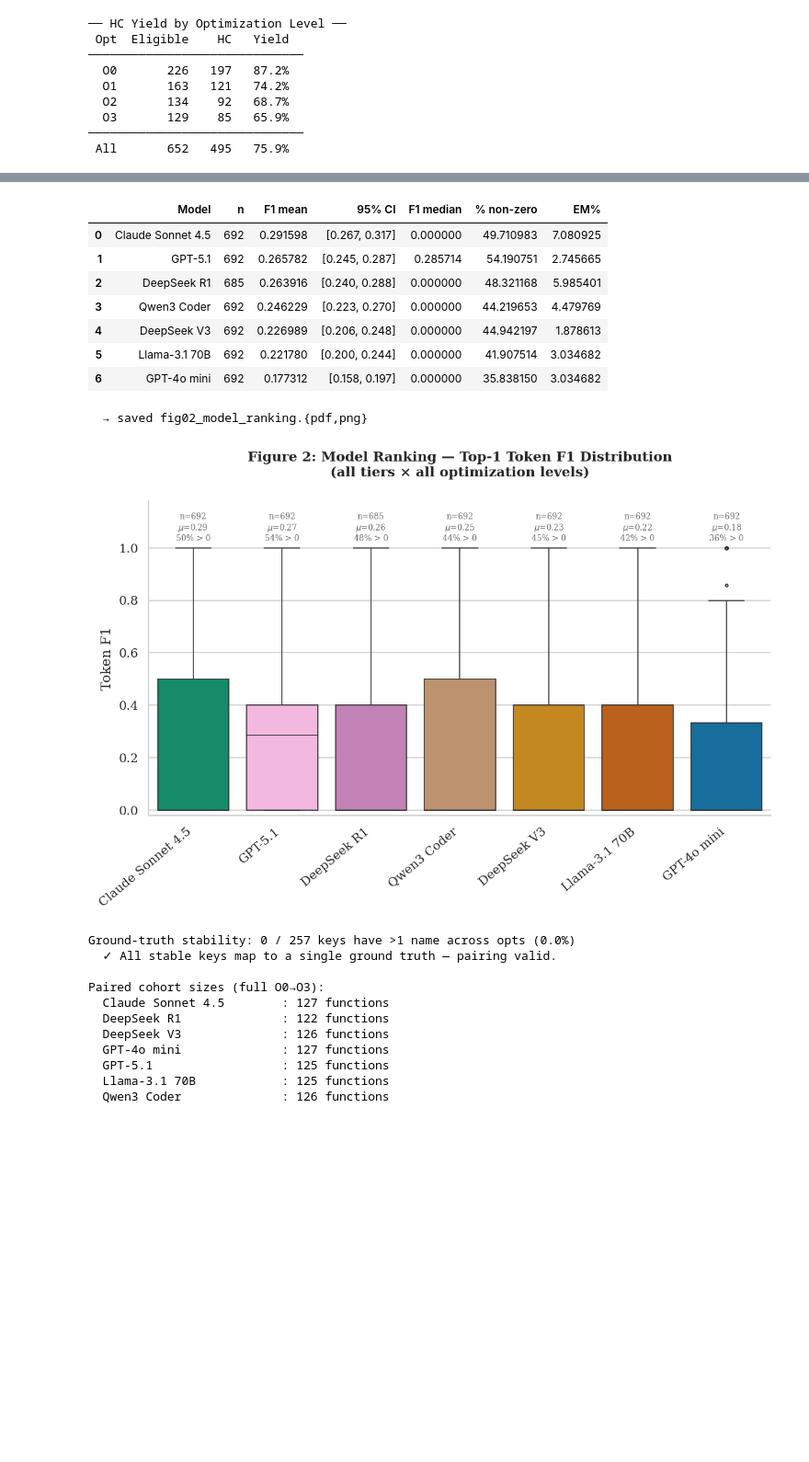
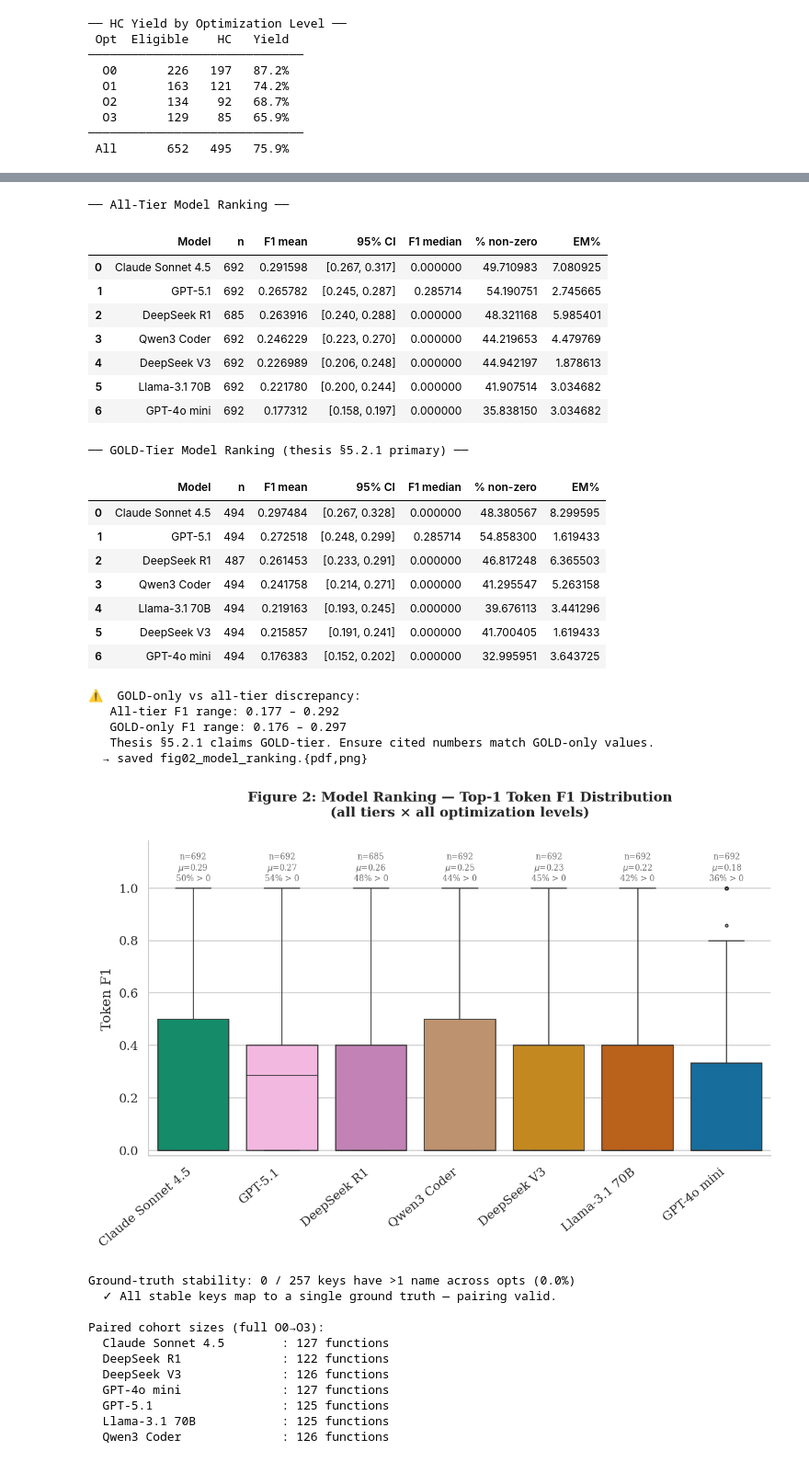
Before and after one commit to NicolasKol/reforge, a Jupyter notebook: data/results/THESIS_FINAL/RESULTS_thesis_figures.ipynb, the cells around one changed output, grey strips where cells are left out. Shown at 92% size. Drawn from its saved outputs; the diff is of its cells as text; code cells hidden in the pictures; blank space fills up the shorter version.

```diff
--- a/data/results/THESIS_FINAL/thesis_figures.ipynb
+++ b/data/results/THESIS_FINAL/RESULTS_thesis_figures.ipynb
@@ -439,7 +516,7 @@ The metric is order-independent and gives partial credit for semantic overlap.
 # Figure 2: Model Ranking — Top-1 Token F1 Box Plot
 # ══════════════════════════════════════════════════════════════════════════════
 
-# ── Build ranking table with bootstrap CIs ───────────────────────────────────
+# ── Build ranking table with bootstrap CIs (ALL TIERS) ───────────────────────
 rank_rows = []
 for label in sorted(df["model_label"].unique()):
     mdf = df[df["model_label"] == label]
@@ -458,9 +535,39 @@ for label in sorted(df["model_label"].unique()):
     })
 
 df_rank = pd.DataFrame(rank_rows).sort_values("F1 mean", ascending=False)
+print("── All-Tier Model Ranking ──")
 display(df_rank.reset_index(drop=True))
 
-# ── Figure: single-panel box plot (top-1 Token F1) ──────────────────────────
+# ── GOLD-only ranking table (matches thesis §5.2.1 claim) ───────────────────
+df_gold = df[df["tier"] == "GOLD"]
+gold_rows = []
+for label in sorted(df_gold["model_label"].unique()):
+    mdf = df_gold[df_gold["model_label"] == label]
+    f1  = mdf["token_f1"].dropna()
+    ci_lo, ci_hi = bootstrap_ci(f1)
+    pct_nonzero  = (f1 > 0).mean() * 100
+
+    gold_rows.append({
+        "Model":       label,
+        "n":           len(f1),
+        "F1 mean":     f1.mean(),
+        "95% CI":      f"[{ci_lo:.3f}, {ci_hi:.3f}]",
+        "F1 median":   f1.median(),
+        "% non-zero":  pct_nonzero,
+        "EM%":         mdf["exact_match"].mean() * 100,
+    })
+
+df_rank_gold = pd.DataFrame(gold_rows).sort_values("F1 mean", ascending=False)
+print("\n── GOLD-Tier Model Ranking (thesis §5.2.1 primary) ──")
+display(df_rank_gold.reset_index(drop=True))
+
+# ── Tier discrepancy note ────────────────────────────────────────────────────
+print("\n⚠  GOLD-only vs all-tier discrepancy:")
+print(f"   All-tier F1 range: {df_rank['F1 mean'].min():.3f} – {df_rank['F1 mean'].max():.3f}")
+print(f"   GOLD-only F1 range: {df_rank_gold['F1 mean'].min():.3f} – {df_rank_gold['F1 mean'].max():.3f}")
+print("   Thesis §5.2.1 claims GOLD-tier. Ensure cited numbers match GOLD-only values.")
+
+# ── Figure: single-panel box plot (top-1 Token F1, ALL TIERS) ────────────────
 model_order = df_rank["Model"].tolist()
 
 fig, ax = plt.subplots(figsize=(8, 5.5))
@@ -475,34 +582,48 @@ ax.set_title("Figure 2: Model Ranking — Top-1 Token F1 Distribution\n"
 ax.set_xlabel("")
 ax.set_ylabel("Token F1")
 ax.set_ylim(-0.02, 1.18)
 ax.tick_params(axis="x", rotation=40)
 for tick in ax.get_xticklabels():
     tick.set_ha("right")
 
 # Annotate each box: sample size, mean, % non-zero
 for i, label in enumerate(model_order):
     sub = df.loc[df["model_label"] == label, "token_f1"].dropna()
     mu  = sub.mean()
     pnz = (sub > 0).mean() * 100
     ax.annotate(
         f"n={len(sub)}\n$\\mu$={mu:.2f}\n{pnz:.0f}% > 0",
         xy=(i, 1.02), fontsize=6.5, ha="center", va="bottom",
         color="dimgrey",
     )
 
 fig.tight_layout()
 savefig(fig, "fig02_model_ranking")
 plt.show()
 # %% [output]
+── All-Tier Model Ranking ──
 |  | Model | n | F1 mean | 95% CI | F1 median | % non-zero | EM% |
 | 0 | Claude Sonnet 4.5 | 692 | 0.291598 | [0.267, 0.317] | 0.000000 | 49.710983 | 7.080925 |
 | 1 | GPT-5.1 | 692 | 0.265782 | [0.245, 0.287] | 0.285714 | 54.190751 | 2.745665 |
 | 2 | DeepSeek R1 | 685 | 0.263916 | [0.240, 0.288] | 0.000000 | 48.321168 | 5.985401 |
 | 3 | Qwen3 Coder | 692 | 0.246229 | [0.223, 0.270] | 0.000000 | 44.219653 | 4.479769 |
 | 4 | DeepSeek V3 | 692 | 0.226989 | [0.206, 0.248] | 0.000000 | 44.942197 | 1.878613 |
 | 5 | Llama-3.1 70B | 692 | 0.221780 | [0.200, 0.244] | 0.000000 | 41.907514 | 3.034682 |
 | 6 | GPT-4o mini | 692 | 0.177312 | [0.158, 0.197] | 0.000000 | 35.838150 | 3.034682 |
-  → saved fig02_model_ranking.{pdf,png}
+── GOLD-Tier Model Ranking (thesis §5.2.1 primary) ──
+|  | Model | n | F1 mean | 95% CI | F1 median | % non-zero | EM% |
+| 0 | Claude Sonnet 4.5 | 494 | 0.297484 | [0.267, 0.328] | 0.000000 | 48.380567 | 8.299595 |
+| 1 | GPT-5.1 | 494 | 0.272518 | [0.248, 0.299] | 0.285714 | 54.858300 | 1.619433 |
+| 2 | DeepSeek R1 | 487 | 0.261453 | [0.233, 0.291] | 0.000000 | 46.817248 | 6.365503 |
+| 3 | Qwen3 Coder | 494 | 0.241758 | [0.214, 0.271] | 0.000000 | 41.295547 | 5.263158 |
+| 4 | Llama-3.1 70B | 494 | 0.219163 | [0.193, 0.245] | 0.000000 | 39.676113 | 3.441296 |
+| 5 | DeepSeek V3 | 494 | 0.215857 | [0.191, 0.241] | 0.000000 | 41.700405 | 1.619433 |
+| 6 | GPT-4o mini | 494 | 0.176383 | [0.152, 0.202] | 0.000000 | 32.995951 | 3.643725 |
+⚠  GOLD-only vs all-tier discrepancy:
+   All-tier F1 range: 0.177 – 0.292
+   GOLD-only F1 range: 0.176 – 0.297
+   Thesis §5.2.1 claims GOLD-tier. Ensure cited numbers match GOLD-only values.
+  → saved fig02_model_ranking.{pdf,png}
 [figure]
 # %%
 # ══════════════════════════════════════════════════════════════════════════════
```
Also changed, not shown: parts of 9 cells of this notebook, 5 other files.
